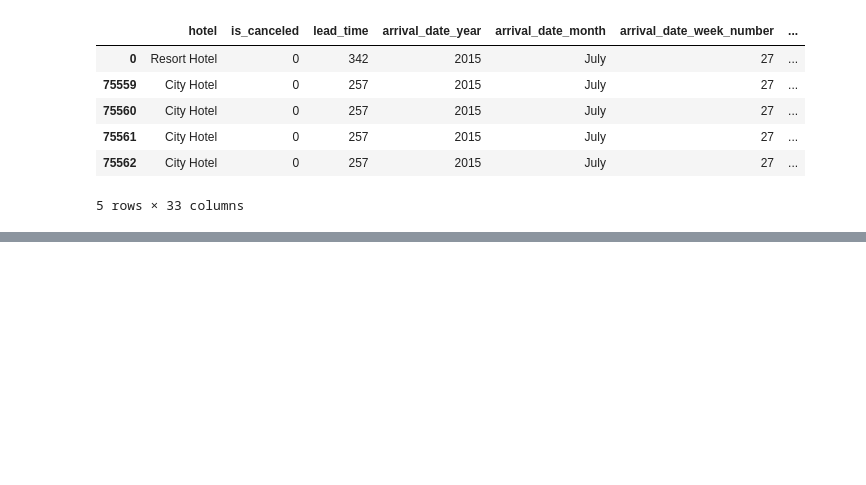
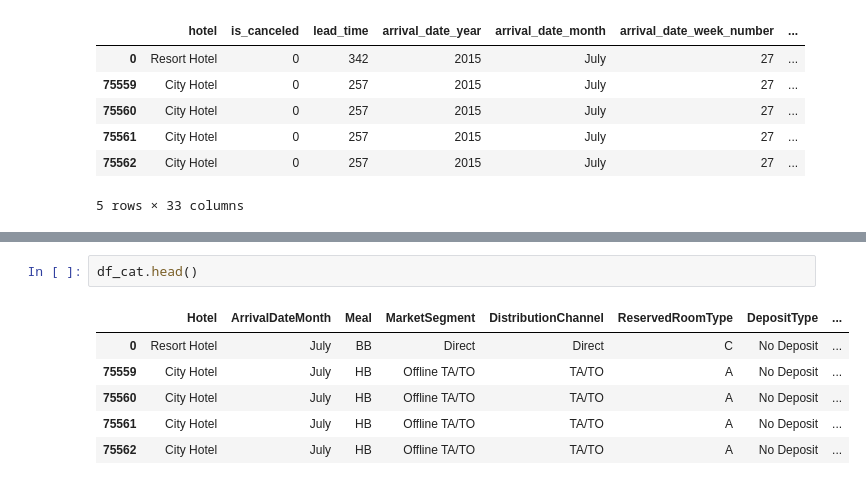
Before and after one commit to mattedefra/Group-AM, a Jupyter notebook: notebooks/Data Cleaning EDA.ipynb, the cells around one changed output, grey strips where cells are left out. Saved outputs shown, nothing was run; the diff lists cells and outputs as text; blank space fills up the shorter version.

```diff
--- a/notebooks/Data Cleaning EDA.ipynb
+++ b/notebooks/Data Cleaning EDA.ipynb
@@ -162,0 +171,9 @@ Name: ArrivalDateYear, dtype: float64
+# %%
+df_cat.head()
+# %% [output]
+|  | Hotel | ArrivalDateMonth | Meal | MarketSegment | DistributionChannel | ReservedRoomType | DepositType | ... |
+| 0 | Resort Hotel | July | BB | Direct | Direct | C | No Deposit | ... |
+| 75559 | City Hotel | July | HB | Offline TA/TO | TA/TO | A | No Deposit | ... |
+| 75560 | City Hotel | July | HB | Offline TA/TO | TA/TO | A | No Deposit | ... |
+| 75561 | City Hotel | July | HB | Offline TA/TO | TA/TO | A | No Deposit | ... |
+| 75562 | City Hotel | July | HB | Offline TA/TO | TA/TO | A | No Deposit | ... |
```
Also changed, not shown: parts of 11 cells of this notebook.
